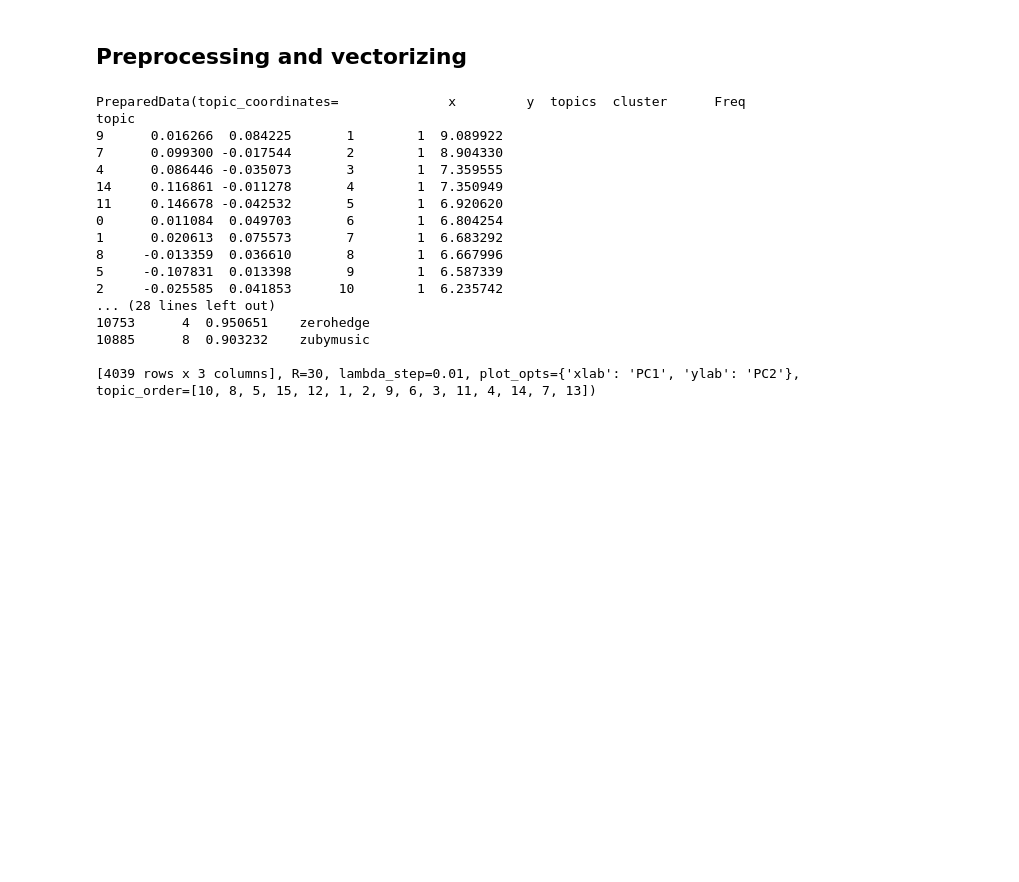
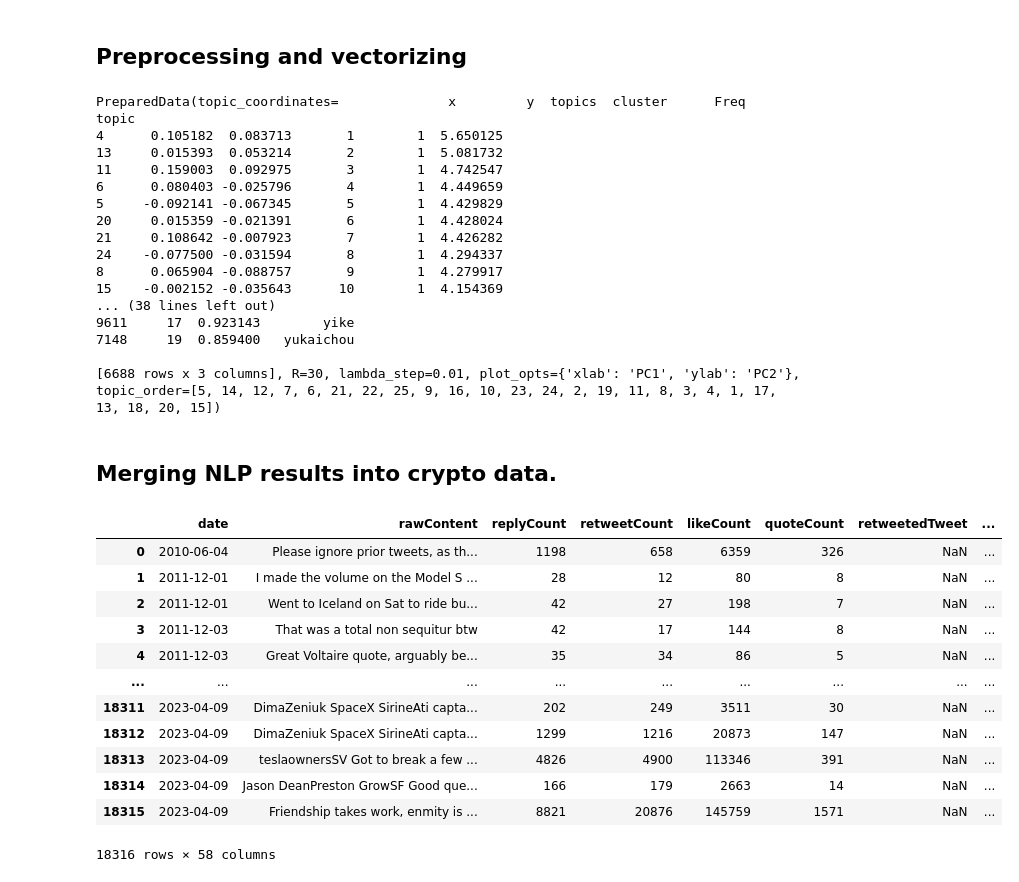
Before and after one commit to Mierva/ElonsCryptoEffect, a Jupyter notebook: main.ipynb, the cells around one changed output. Saved outputs shown, nothing was run; the diff lists cells and outputs as text; code cells hidden in the pictures; blank space fills up the shorter version.

```diff
--- a/main.ipynb
+++ b/main.ipynb
@@ -238,3 +192,5 @@ tweets_df[tweets_df['date'].dt.date.isin(btc_df['time'].dt.date)]
+# %%
+mod_tweets_df['rawContent'] = mod_tweets_df['rawContent'].str.replace('@','')
 # %% [markdown]
 # NLP Model Bulding
 # %% [markdown]
@@ -397,7 +357,7 @@ import pyLDAvis
 pyLDAvis.enable_notebook()
 
 lda_model = LdaMulticore(corpus=corpus,
-                         num_topics=15,
+                         num_topics=25,
                          id2word=id2word,
                          random_state=1,
                          passes=10,
@@ -408,19 +368,19 @@ vis
 # %% [output]
 PreparedData(topic_coordinates=              x         y  topics  cluster      Freq
 topic
-9      0.016266  0.084225       1        1  9.089922
-7      0.099300 -0.017544       2        1  8.904330
-4      0.086446 -0.035073       3        1  7.359555
-14     0.116861 -0.011278       4        1  7.350949
-11     0.146678 -0.042532       5        1  6.920620
-0      0.011084  0.049703       6        1  6.804254
-1      0.020613  0.075573       7        1  6.683292
-8     -0.013359  0.036610       8        1  6.667996
-5     -0.107831  0.013398       9        1  6.587339
-2     -0.025585  0.041853      10        1  6.235742
-... (28 lines left out)
-10753      4  0.950651    zerohedge
-10885      8  0.903232    zubymusic
+4      0.105182  0.083713       1        1  5.650125
+13     0.015393  0.053214       2        1  5.081732
+11     0.159003  0.092975       3        1  4.742547
+6      0.080403 -0.025796       4        1  4.449659
+5     -0.092141 -0.067345       5        1  4.429829
+20     0.015359 -0.021391       6        1  4.428024
+21     0.108642 -0.007923       7        1  4.426282
+24    -0.077500 -0.031594       8        1  4.294337
+8      0.065904 -0.088757       9        1  4.279917
+15    -0.002152 -0.035643      10        1  4.154369
+... (38 lines left out)
+9611     17  0.923143        yike
+7148     19  0.859400   yukaichou
 
-[4039 rows x 3 columns], R=30, lambda_step=0.01, plot_opts={'xlab': 'PC1', 'ylab': 'PC2'}, topic_order=[10, 8, 5, 15, 12, 1, 2, 9, 6, 3, 11, 4, 14, 7, 13])
+[6688 rows x 3 columns], R=30, lambda_step=0.01, plot_opts={'xlab': 'PC1', 'ylab': 'PC2'}, topic_order=[5, 14, 12, 7, 6, 21, 22, 25, 9, 16, 10, 23, 24, 2, 19, 11, 8, 3, 4, 1, 17, 13, 18, 20, 15])
 # %%
@@ -448,3 +400,5 @@ new_df['TopicsProbs'] = new_df['vectorized'].apply(lambda x: dict(lda_model.get_
+# %% [markdown]
+## Merging NLP results into crypto data.
 # %%
 tweets_df = pd.read_csv(r'Data/elon_tweets.csv', index_col=0)
 
@@ -461,5 +415,21 @@ merged_pieces = pd.merge(btc_df, tweets_df, on='date', how='inner')
 numeric_cols_names = merged_pieces.columns[merged_pieces.dtypes!=object][1:]
 merged_pieces = merged_pieces[numeric_cols_names].dropna(axis=1)
+# %%
+topics_tweets_df
+# %% [output]
+|  | date | rawContent | replyCount | retweetCount | likeCount | quoteCount | retweetedTweet | ... |
+| 0 | 2010-06-04 | Please ignore prior tweets, as th... | 1198 | 658 | 6359 | 326 | NaN | ... |
+| 1 | 2011-12-01 | I made the volume on the Model S ... | 28 | 12 | 80 | 8 | NaN | ... |
+| 2 | 2011-12-01 | Went to Iceland on Sat to ride bu... | 42 | 27 | 198 | 7 | NaN | ... |
+| 3 | 2011-12-03 | That was a total non sequitur btw | 42 | 17 | 144 | 8 | NaN | ... |
+| 4 | 2011-12-03 | Great Voltaire quote, arguably be... | 35 | 34 | 86 | 5 | NaN | ... |
+| ... | ... | ... | ... | ... | ... | ... | ... | ... |
+| 18311 | 2023-04-09 | DimaZeniuk SpaceX SirineAti capta... | 202 | 249 | 3511 | 30 | NaN | ... |
+| 18312 | 2023-04-09 | DimaZeniuk SpaceX SirineAti capta... | 1299 | 1216 | 20873 | 147 | NaN | ... |
+| 18313 | 2023-04-09 | teslaownersSV Got to break a few ... | 4826 | 4900 | 113346 | 391 | NaN | ... |
+| 18314 | 2023-04-09 | Jason DeanPreston GrowSF Good que... | 166 | 179 | 2663 | 14 | NaN | ... |
+| 18315 | 2023-04-09 | Friendship takes work, enmity is ... | 8821 | 20876 | 145759 | 1571 | NaN | ... |
+18316 rows × 58 columns
 # %%
 import xgboost as xgb
 from sklearn.model_selection import train_test_split
```
Also changed, not shown: parts of 23 cells of this notebook.
